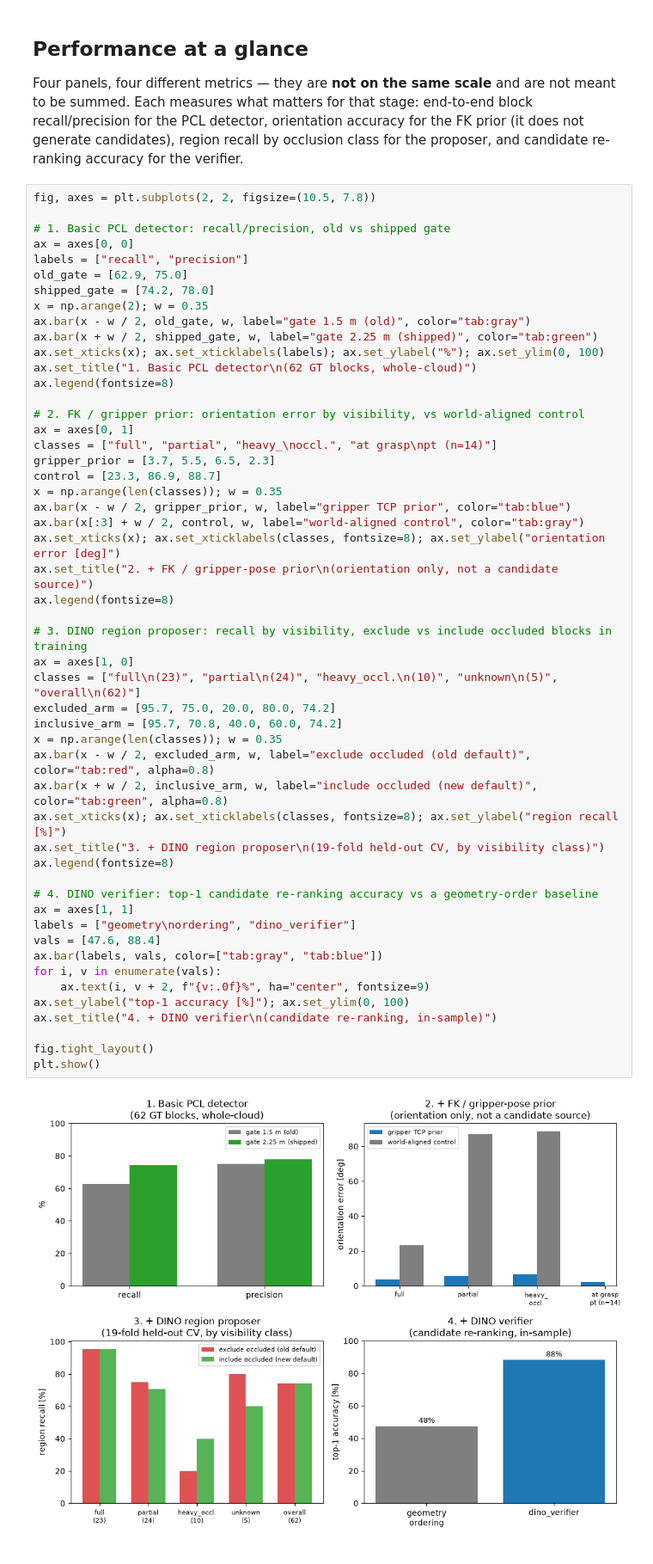
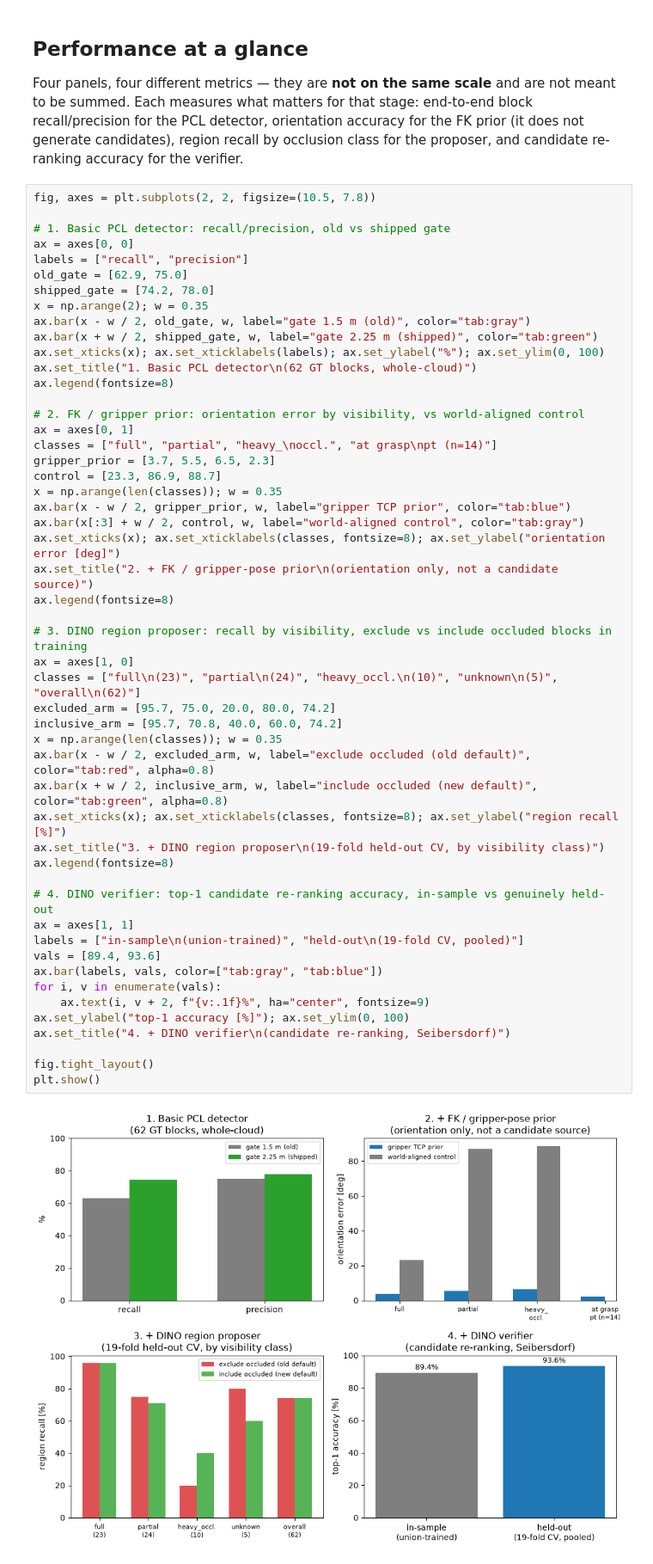
Before and after one commit to Geryyy/blockpose, a Jupyter notebook: notebooks/blockpose_detector_showcase.ipynb, the cells around one changed output. Shown at 86% size. Drawn from its saved outputs; the diff is of its cells as text.

```diff
--- a/notebooks/blockpose_detector_showcase.ipynb
+++ b/notebooks/blockpose_detector_showcase.ipynb
@@ -148,39 +149,39 @@ ax = axes[0, 1]
 classes = ["full", "partial", "heavy_\noccl.", "at grasp\npt (n=14)"]
 gripper_prior = [3.7, 5.5, 6.5, 2.3]
 control = [23.3, 86.9, 88.7]
 x = np.arange(len(classes)); w = 0.35
 ax.bar(x - w / 2, gripper_prior, w, label="gripper TCP prior", color="tab:blue")
 ax.bar(x[:3] + w / 2, control, w, label="world-aligned control", color="tab:gray")
 ax.set_xticks(x); ax.set_xticklabels(classes, fontsize=8); ax.set_ylabel("orientation error [deg]")
 ax.set_title("2. + FK / gripper-pose prior\n(orientation only, not a candidate source)")
 ax.legend(fontsize=8)
 
 # 3. DINO region proposer: recall by visibility, exclude vs include occluded blocks in training
 ax = axes[1, 0]
 classes = ["full\n(23)", "partial\n(24)", "heavy_occl.\n(10)", "unknown\n(5)", "overall\n(62)"]
 excluded_arm = [95.7, 75.0, 20.0, 80.0, 74.2]
 inclusive_arm = [95.7, 70.8, 40.0, 60.0, 74.2]
 x = np.arange(len(classes)); w = 0.35
 ax.bar(x - w / 2, excluded_arm, w, label="exclude occluded (old default)", color="tab:red", alpha=0.8)
 ax.bar(x + w / 2, inclusive_arm, w, label="include occluded (new default)", color="tab:green", alpha=0.8)
 ax.set_xticks(x); ax.set_xticklabels(classes, fontsize=8); ax.set_ylabel("region recall [%]")
 ax.set_title("3. + DINO region proposer\n(19-fold held-out CV, by visibility class)")
 ax.legend(fontsize=8)
 
-# 4. DINO verifier: top-1 candidate re-ranking accuracy vs a geometry-order baseline
+# 4. DINO verifier: top-1 candidate re-ranking accuracy, in-sample vs genuinely held-out
 ax = axes[1, 1]
-labels = ["geometry\nordering", "dino_verifier"]
-vals = [47.6, 88.4]
+labels = ["in-sample\n(union-trained)", "held-out\n(19-fold CV, pooled)"]
+vals = [89.4, 93.6]
 ax.bar(labels, vals, color=["tab:gray", "tab:blue"])
 for i, v in enumerate(vals):
-    ax.text(i, v + 2, f"{v:.0f}%", ha="center", fontsize=9)
+    ax.text(i, v + 2, f"{v:.1f}%", ha="center", fontsize=9)
 ax.set_ylabel("top-1 accuracy [%]"); ax.set_ylim(0, 100)
-ax.set_title("4. + DINO verifier\n(candidate re-ranking, in-sample)")
+ax.set_title("4. + DINO verifier\n(candidate re-ranking, Seibersdorf)")
 
 fig.tight_layout()
 plt.show()
 # %% [output]
-[figure, old version]
+[figure, new version]
 # %% [markdown]
 ## 1. Basic PCL detector: the merged-cluster gate
 
```
Also changed, not shown: parts of 2 cells of this notebook, 20 other files.
